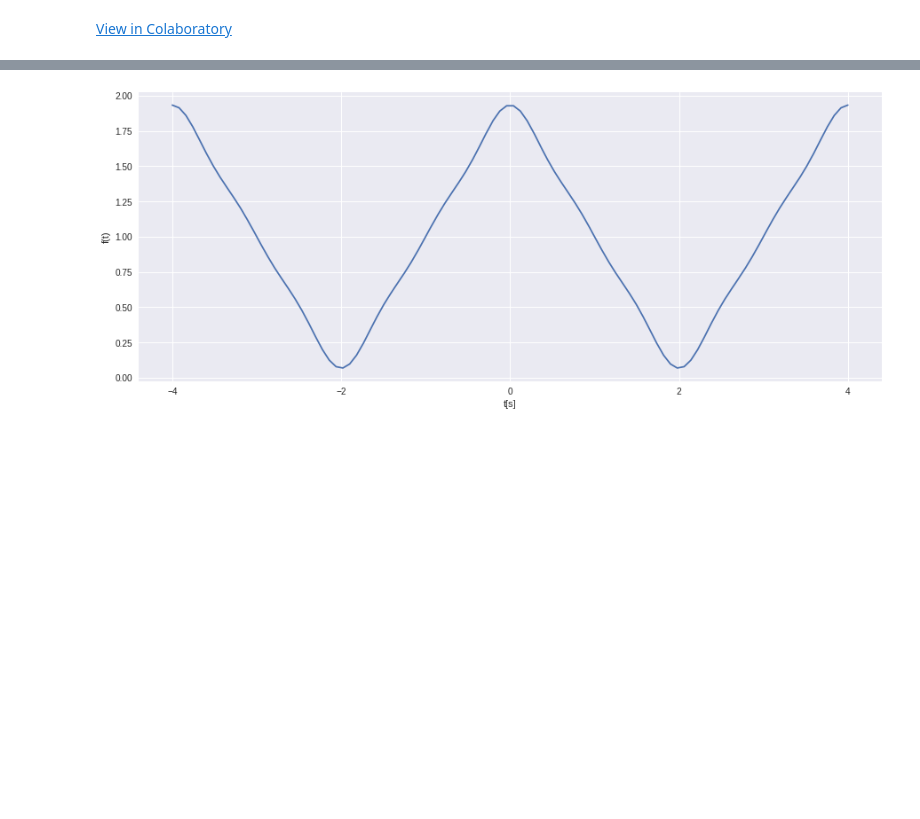
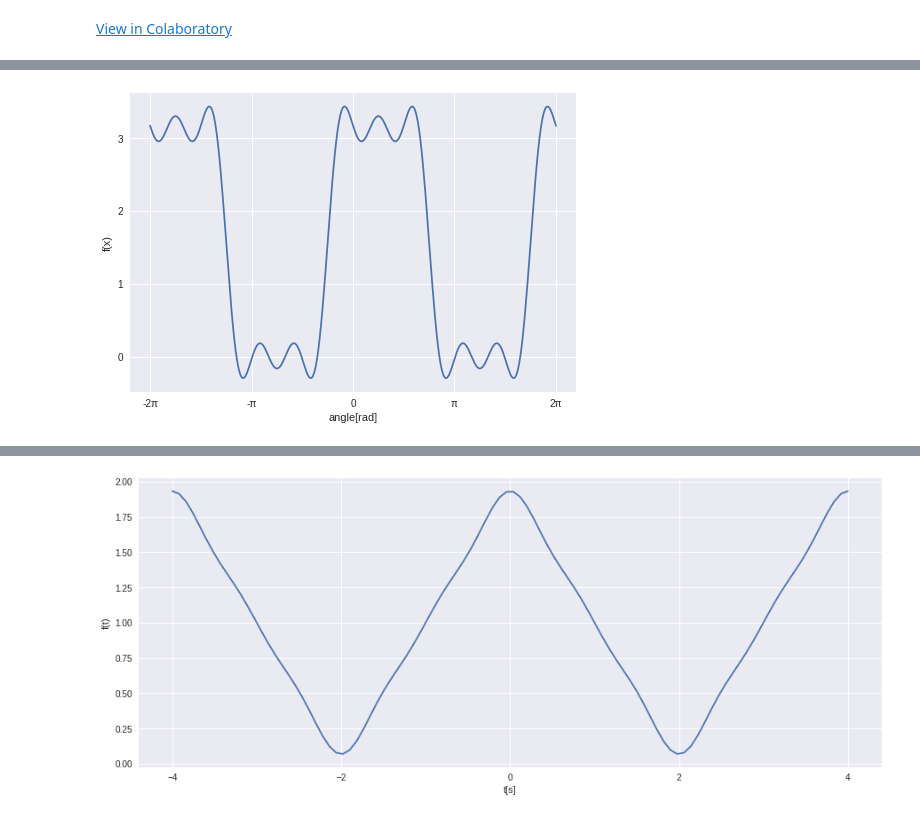
Before and after one commit to sakakendo/notebook, a Jupyter notebook: apm1_4.ipynb, the cells around one changed output, grey strips where cells are left out. Cells and saved outputs as stored; diff of their text form; code cells hidden in the pictures; blank space fills up the shorter version.

```diff
--- a/apm1_4.ipynb
+++ b/apm1_4.ipynb
@@ -13,0 +7,23 @@
+# %%
+#@title (2)
+#fig8.10
+
+import numpy as np
+import matplotlib.pylab as plt
+#fig = plt.figure(figsize=(3,1),dpi=200)
+
+x=np.linspace(-np.pi*2,2*np.pi,300)
+f=np.pi/2
+plt.xticks([-2*np.pi,-1*np.pi,0,np.pi,6.28],['-2π','-π','0','π','2π'])
+plt.yticks(range(-2,4),range(-2,4))
+a=lambda n:(np.sin(3/4*np.pi*n)+np.sin(1/4*np.pi*n))/n
+b=lambda n:-(np.cos(3/4*np.pi*n)-np.cos(1/4*np.pi*n))/n
+for n in range(1,6):
+  f+=a(n)*np.cos(n*x)+b(n)*np.sin(n*x)
+plt.plot(x,f)
+
+plt.xlabel('angle[rad]')
+plt.ylabel('f(x)')
+plt.show()
+# %% [output]
+[figure, added]
```
Also changed, not shown: parts of 14 cells of this notebook.
